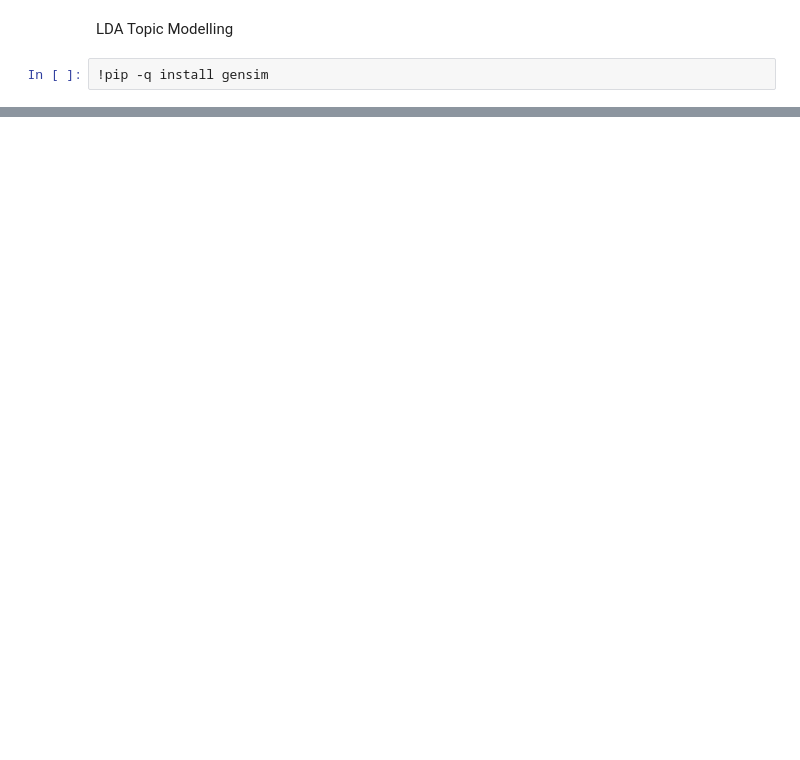
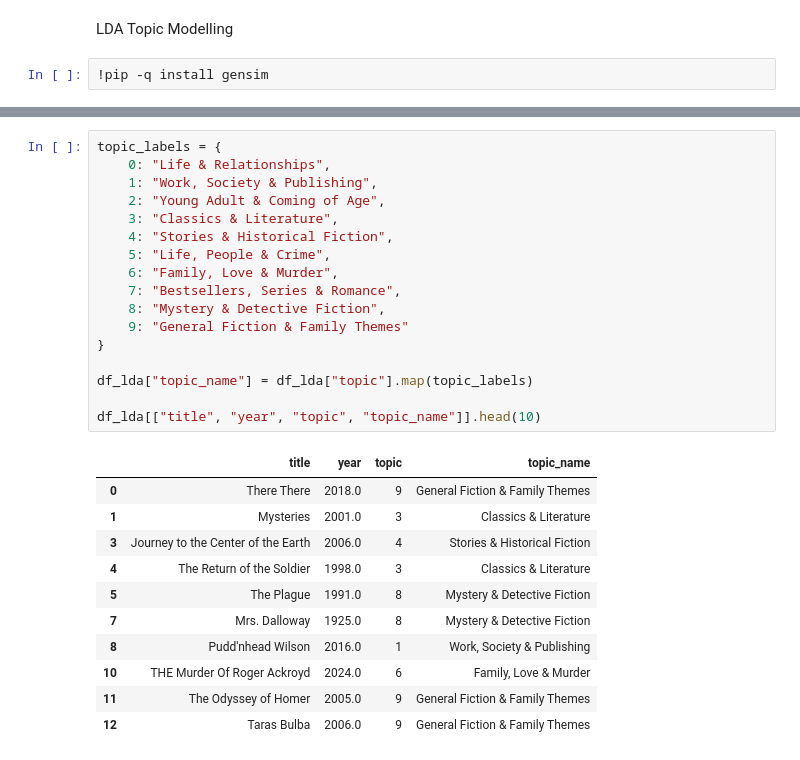
Before and after one commit to Elinab04/Book-Analysis, a Jupyter notebook: Book_Analysis.ipynb, the cells around one changed output, grey strips where cells are left out. Drawn from its saved outputs; the diff is of its cells as text; blank space fills up the shorter version.

```diff
--- a/Book_Analysis.ipynb
+++ b/Book_Analysis.ipynb
@@ -515,0 +555,29 @@ plt.show()
+# %%
+topic_labels = {
+    0: "Life & Relationships",
+    1: "Work, Society & Publishing",
+    2: "Young Adult & Coming of Age",
+    3: "Classics & Literature",
+    4: "Stories & Historical Fiction",
+    5: "Life, People & Crime",
+    6: "Family, Love & Murder",
+    7: "Bestsellers, Series & Romance",
+    8: "Mystery & Detective Fiction",
+    9: "General Fiction & Family Themes"
+}
+
+df_lda["topic_name"] = df_lda["topic"].map(topic_labels)
+
+df_lda[["title", "year", "topic", "topic_name"]].head(10)
+# %% [output]
+|  | title | year | topic | topic_name |
+| 0 | There There | 2018.0 | 9 | General Fiction & Family Themes |
+| 1 | Mysteries | 2001.0 | 3 | Classics & Literature |
+| 3 | Journey to the Center of the Earth | 2006.0 | 4 | Stories & Historical Fiction |
+| 4 | The Return of the Soldier | 1998.0 | 3 | Classics & Literature |
+| 5 | The Plague | 1991.0 | 8 | Mystery & Detective Fiction |
+| 7 | Mrs. Dalloway | 1925.0 | 8 | Mystery & Detective Fiction |
+| 8 | Pudd'nhead Wilson | 2016.0 | 1 | Work, Society & Publishing |
+| 10 | THE Murder Of Roger Ackroyd | 2024.0 | 6 | Family, Love & Murder |
+| 11 | The Odyssey of Homer | 2005.0 | 9 | General Fiction & Family Themes |
+| 12 | Taras Bulba | 2006.0 | 9 | General Fiction & Family Themes |
```
Also changed, not shown: parts of 38 cells of this notebook.
